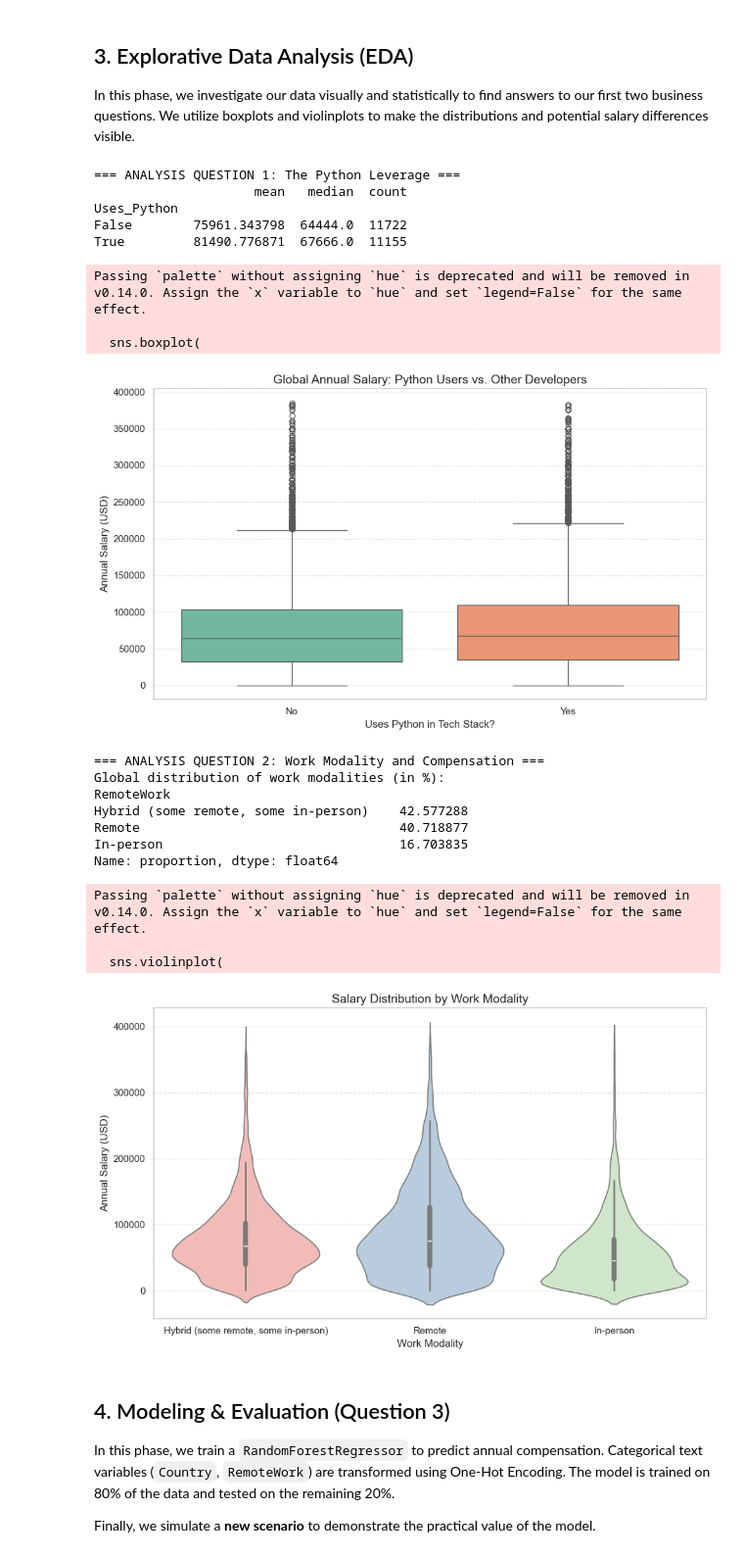
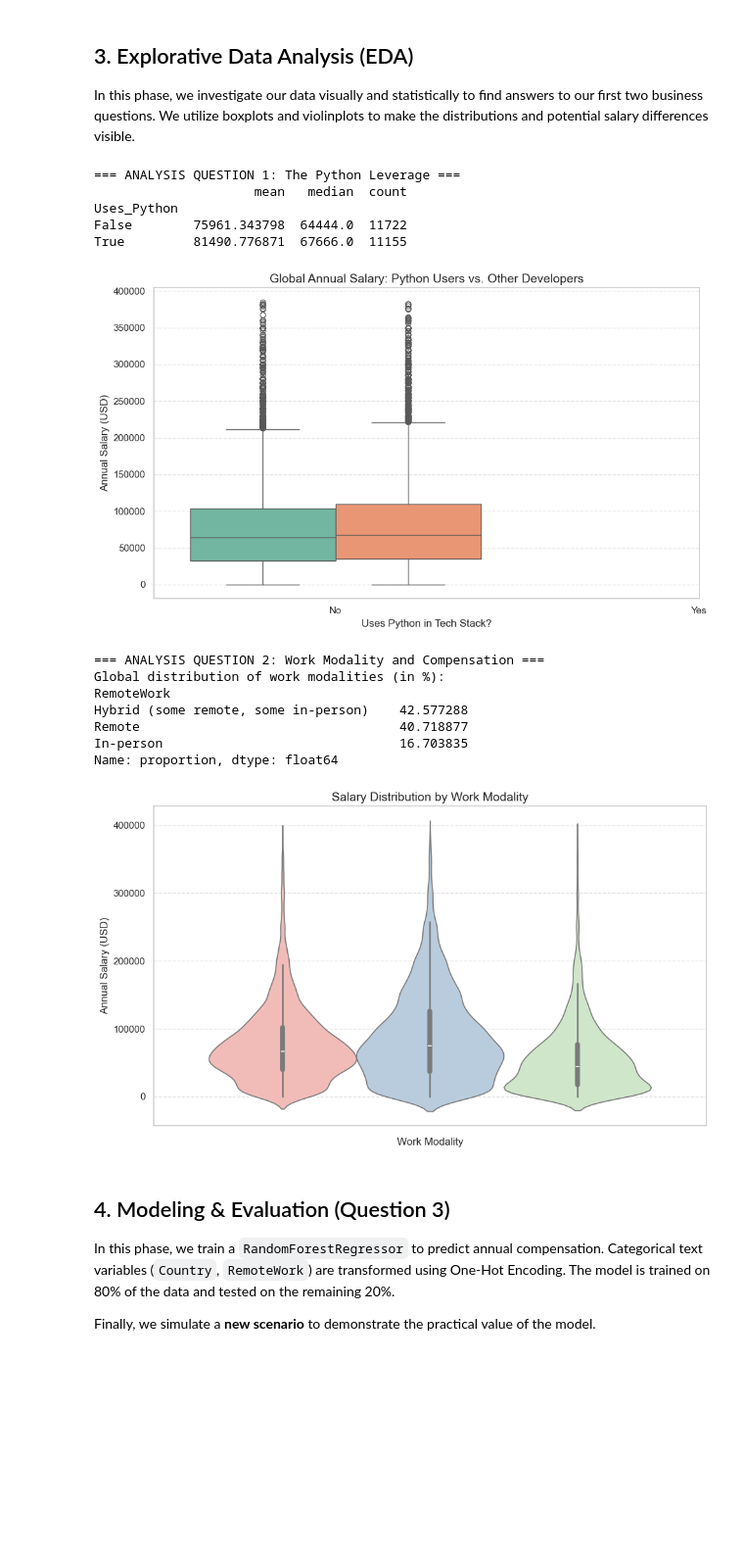
Before and after one commit to Portesino/Data-Science-Blogpost, a Jupyter notebook: DataScienceBlogNB.ipynb, the cells around one changed output. Shown at 98% size. Drawn from its saved outputs; the diff is of its cells as text; code cells hidden in the pictures; blank space fills up the shorter version.

Commit message:
hue in visuals

```diff
--- a/DataScienceBlogNB.ipynb
+++ b/DataScienceBlogNB.ipynb
@@ -154,7 +154,7 @@ print(python_stats)
 # Generate boxplot visualization for Question 1
 plt.figure(figsize=(10, 6))
 sns.boxplot(
-    data=df_clean, x="Uses_Python", y="ConvertedCompYearly", palette="Set2"
+    data=df_clean, hue="Uses_Python", y="ConvertedCompYearly", palette="Set2",legend=False
 )
 plt.title("Global Annual Salary: Python Users vs. Other Developers", fontsize=14)
 plt.xlabel("Uses Python in Tech Stack?", fontsize=12)
@@ -165,49 +165,43 @@ plt.tight_layout()
 plt.show()
 
 
 # --- QUESTION 2: Remote, Hybrid, or In-Person - Who earns more? ---
 print("\n=== ANALYSIS QUESTION 2: Work Modality and Compensation ===")
 
 # Drop missing values in the remote work column for this specific analysis
 df_remote = df_clean.dropna(subset=["RemoteWork"])
 
 # Calculate the percentage distribution of work modalities worldwide
 remote_counts = df_remote["RemoteWork"].value_counts(normalize=True) * 100
 print("Global distribution of work modalities (in %):")
 print(remote_counts)
 
 # Generate violin plot visualization for Question 2
 plt.figure(figsize=(10, 6))
 sns.violinplot(
-    data=df_remote, x="RemoteWork", y="ConvertedCompYearly", palette="Pastel1"
+    data=df_remote, hue="RemoteWork", y="ConvertedCompYearly", palette="Pastel1",legend=False
 )
 plt.title("Salary Distribution by Work Modality", fontsize=14)
 plt.xlabel("Work Modality", fontsize=12)
 plt.ylabel("Annual Salary (USD)", fontsize=12)
 plt.grid(axis="y", linestyle="--", alpha=0.5)
 plt.tight_layout()
 plt.show()
 # %% [output]
 === ANALYSIS QUESTION 1: The Python Leverage ===
                      mean   median  count
 Uses_Python
 False        75961.343798  64444.0  11722
 True         81490.776871  67666.0  11155
+[figure, new version]
-Passing `palette` without assigning `hue` is deprecated and will be removed in v0.14.0. Assign the `x` variable to `hue` and set `legend=False` for the same effect.
-
-  sns.boxplot(
+=== ANALYSIS QUESTION 2: Work Modality and Compensation ===
+Global distribution of work modalities (in %):
+RemoteWork
+Hybrid (some remote, some in-person)    42.577288
+Remote                                  40.718877
+In-person                               16.703835
+Name: proportion, dtype: float64
-[figure, old version]
-=== ANALYSIS QUESTION 2: Work Modality and Compensation ===
-Global distribution of work modalities (in %):
-RemoteWork
-Hybrid (some remote, some in-person)    42.577288
-Remote                                  40.718877
-In-person                               16.703835
-Name: proportion, dtype: float64
-Passing `palette` without assigning `hue` is deprecated and will be removed in v0.14.0. Assign the `x` variable to `hue` and set `legend=False` for the same effect.
-
-  sns.violinplot(
-[figure, old version]
+[figure, new version]
 # %% [markdown]
 ## 4. Modeling & Evaluation (Question 3)
 
```
